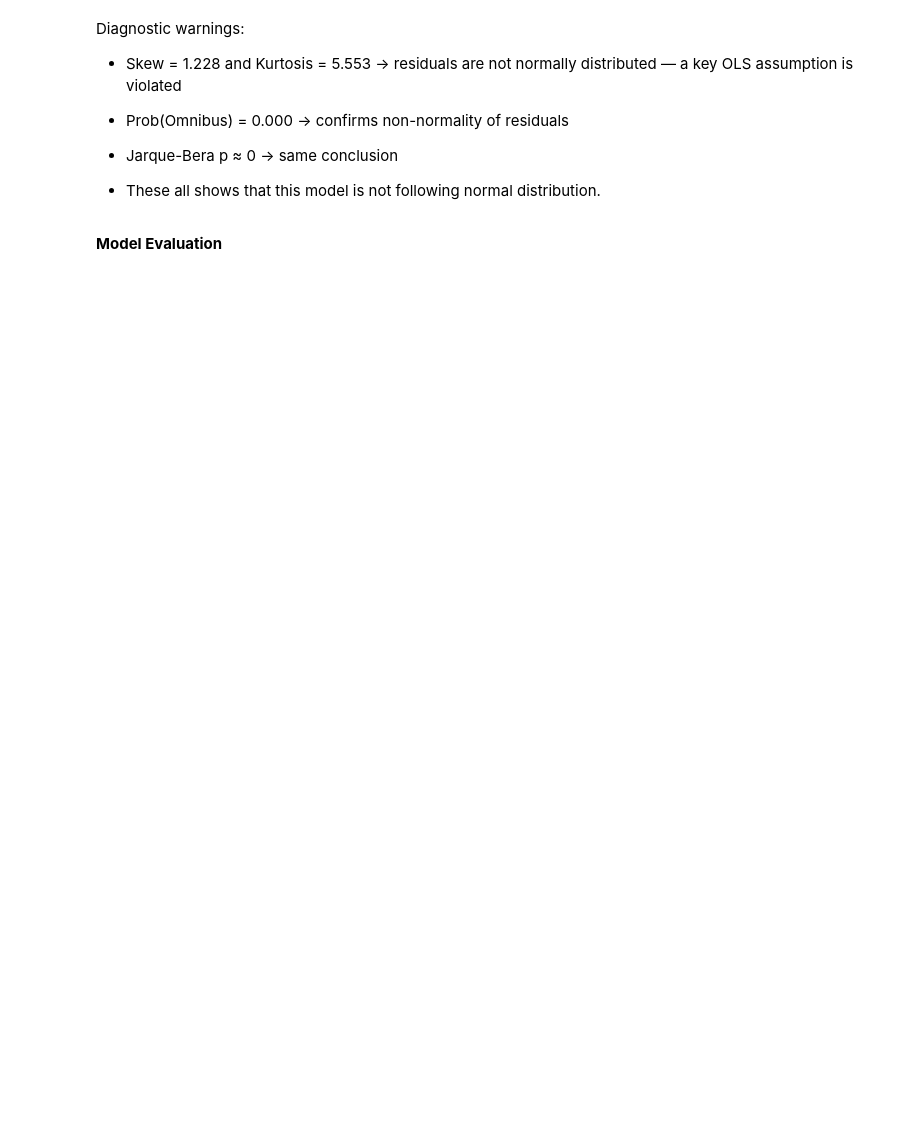
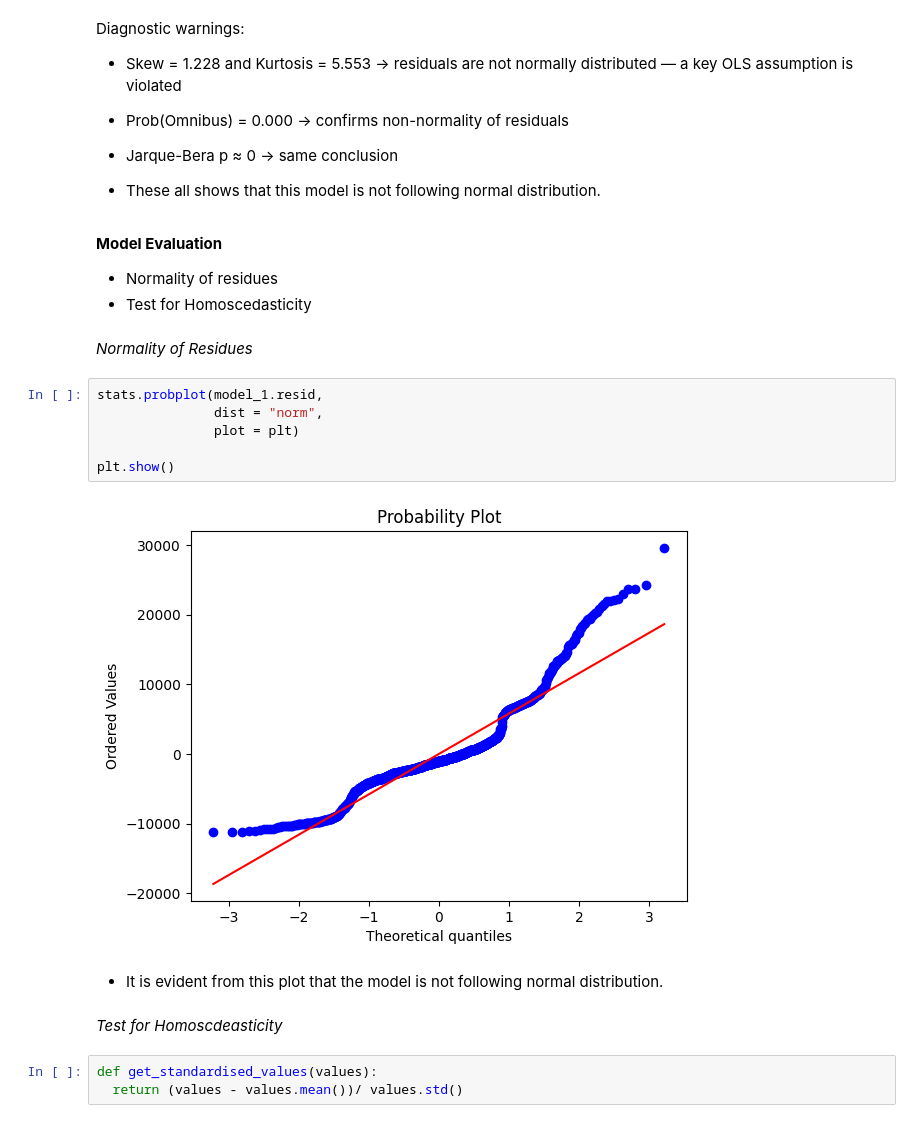
Before and after one commit to aparna-2001/medical-insurance-charges-ML-model-2021-2025, a Jupyter notebook: medical_insurance_charges_ML_model_2021_2025.ipynb, the cells around one changed output. Drawn from its saved outputs; the diff is of its cells as text; blank space fills up the shorter version.

Commit message:
R square. Normality tests - pp plot, Homoscedasticity test

```diff
--- a/medical_insurance_charges_ML_model_2021_2025.ipynb
+++ b/medical_insurance_charges_ML_model_2021_2025.ipynb
@@ -677,3 +683,23 @@ Diagnostic warnings:
 * These all shows that this model is not following normal distribution.
 # %% [markdown]
 **Model Evaluation**
+
+   * Normality of residues
+   * Test for Homoscedasticity
+# %% [markdown]
+*Normality of Residues*
+# %%
+stats.probplot(model_1.resid,
+               dist = "norm",
+               plot = plt)
+
+plt.show()
+# %% [output]
+[figure, added]
+# %% [markdown]
+* It is evident from this plot that the model is not following normal distribution.
+# %% [markdown]
+*Test for Homoscdeasticity*
+# %%
+def get_standardised_values(values):
+  return (values - values.mean())/ values.std()
```
Also changed, not shown: parts of 5 cells of this notebook.
